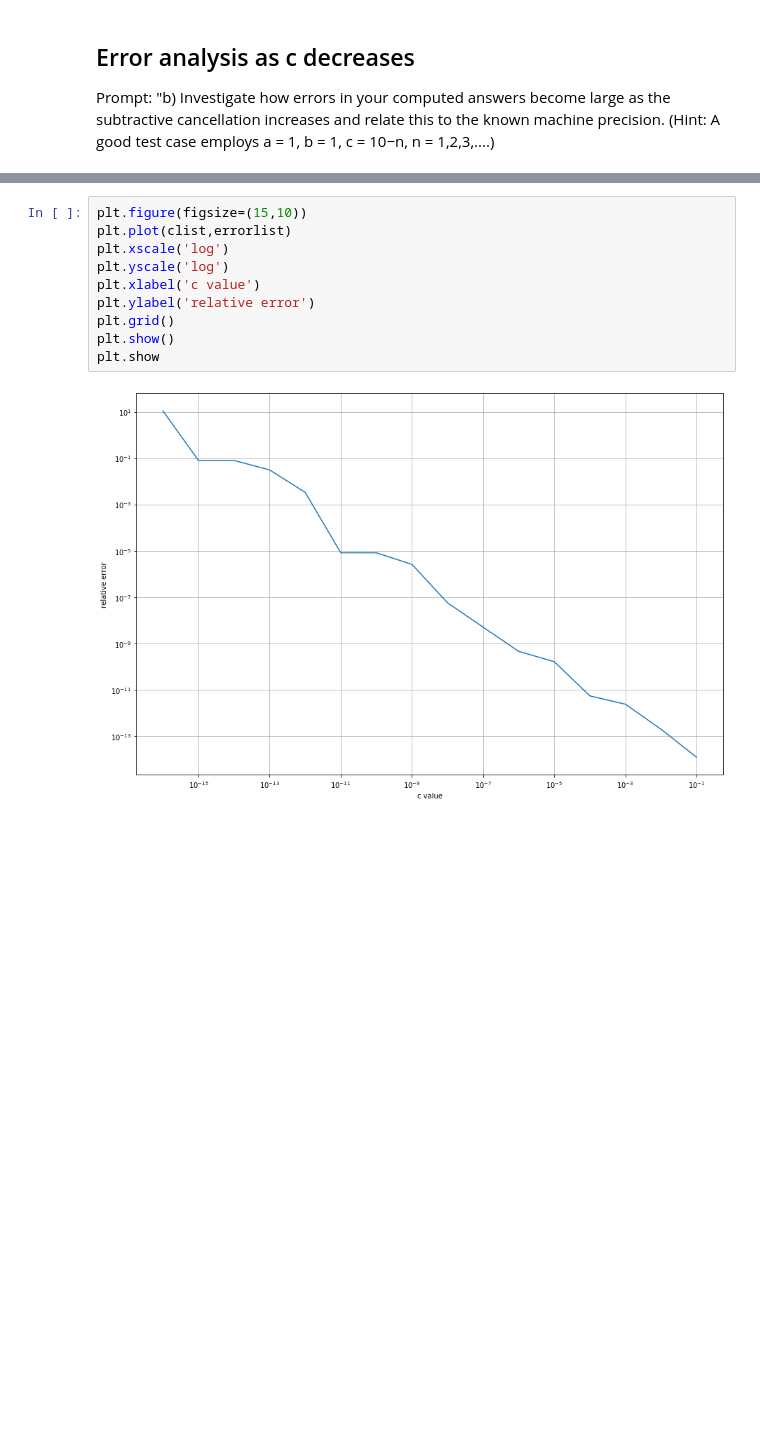
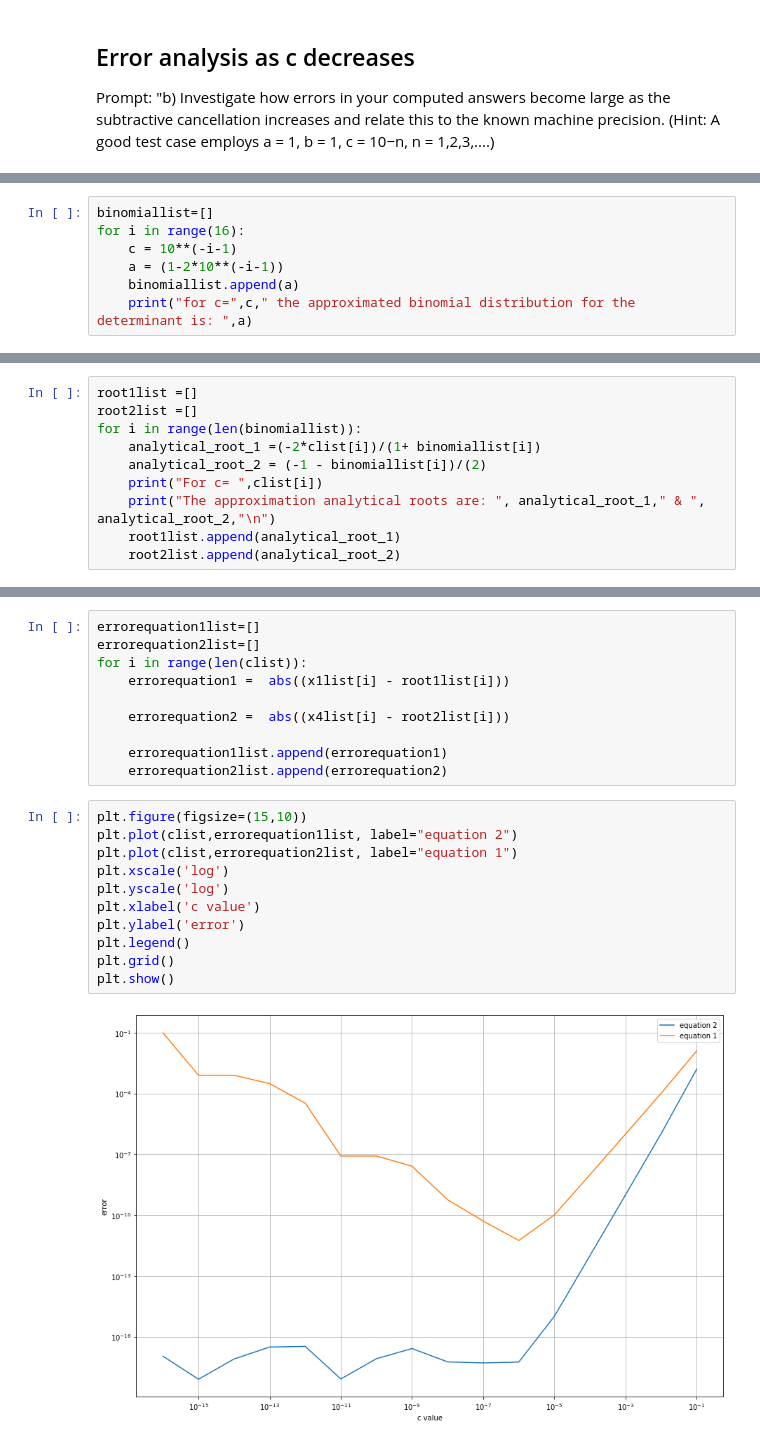
Before and after one commit to farazmost/computational-physics-class-404-604-Spring-2020, a Jupyter notebook: Homework/HW#2_Error_Analysis_of_quadratic.ipynb, the cells around one changed output, grey strips where cells are left out. Cells and saved outputs as stored; diff of their text form; blank space fills up the shorter version.

```diff
--- a/Homework/HW#2_Error_Analysis_of_quadratic.ipynb
+++ b/Homework/HW#2_Error_Analysis_of_quadratic.ipynb
@@ -118,0 +138,7 @@ As we can see, when c is in the order of magnitude 1e-17 when the x1 and x2' exp
+# %%
+binomiallist=[]
+for i in range(16):
+    c = 10**(-i-1)
+    a = (1-2*10**(-i-1))
+    binomiallist.append(a)
+    print("for c=",c," the approximated binomial distribution for the determinant is: ",a)
@@ -118,0 +164,10 @@ As we can see, when c is in the order of magnitude 1e-17 when the x1 and x2' exp
+# %%
+root1list =[]
+root2list =[]
+for i in range(len(binomiallist)):
+    analytical_root_1 =(-2*clist[i])/(1+ binomiallist[i])
+    analytical_root_2 = (-1 - binomiallist[i])/(2)
+    print("For c= ",clist[i])
+    print("The approximation analytical roots are: ", analytical_root_1," & ", analytical_root_2,"\n")
+    root1list.append(analytical_root_1)
+    root2list.append(analytical_root_2)
@@ -119,12 +195,23 @@ As we can see, when c is in the order of magnitude 1e-17 when the x1 and x2' exp
+# %%
+errorequation1list=[]
+errorequation2list=[]
+for i in range(len(clist)):
+    errorequation1 =  abs((x1list[i] - root1list[i]))
+
+    errorequation2 =  abs((x4list[i] - root2list[i]))
+
+    errorequation1list.append(errorequation1)
+    errorequation2list.append(errorequation2)
 # %%
 plt.figure(figsize=(15,10))
-plt.plot(clist,errorlist)
+plt.plot(clist,errorequation1list, label="equation 2")
+plt.plot(clist,errorequation2list, label="equation 1")
 plt.xscale('log')
 plt.yscale('log')
 plt.xlabel('c value')
-plt.ylabel('relative error')
+plt.ylabel('error')
+plt.legend()
 plt.grid()
 plt.show()
-plt.show
 # %% [output]
-[figure, old version]
+[figure, new version]
```
Also changed, not shown: parts of 15 cells of this notebook.
